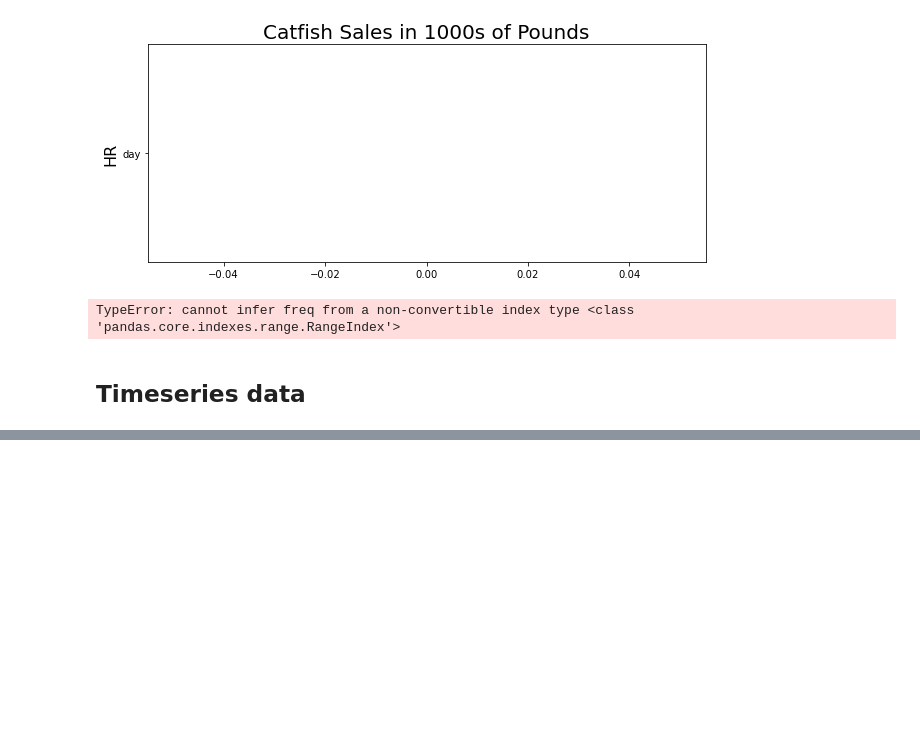
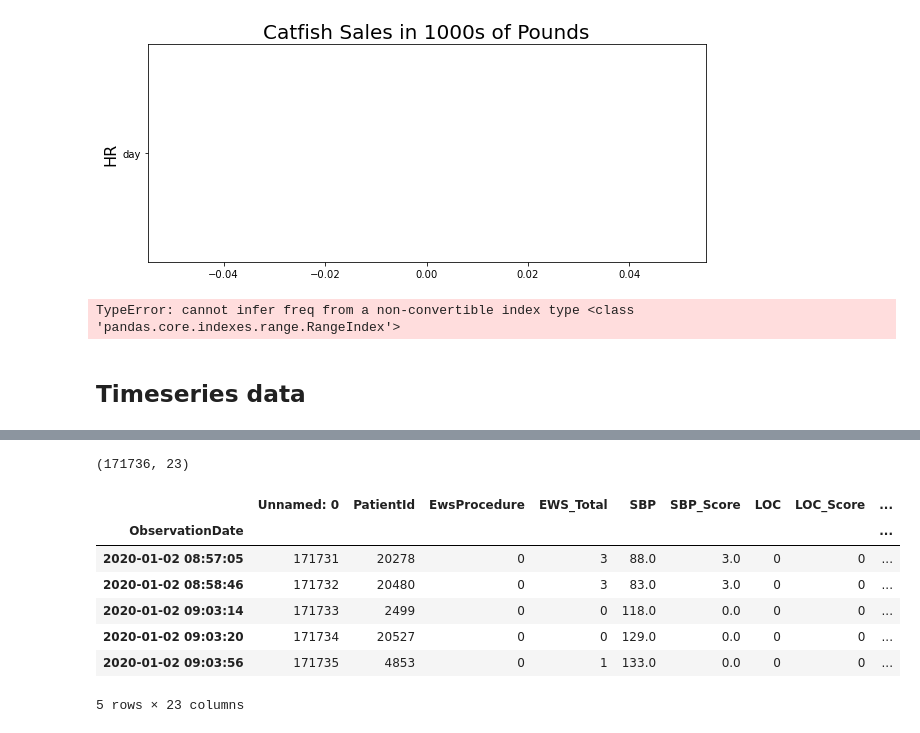
Before and after one commit to maryelo/Arinti---EWS-score---Project-, a Jupyter notebook: time_series.ipynb, the cells around one changed output, grey strips where cells are left out. Saved outputs shown, nothing was run; the diff lists cells and outputs as text; code cells hidden in the pictures; blank space fills up the shorter version.

```diff
--- a/time_series.ipynb
+++ b/time_series.ipynb
@@ -340,0 +344,14 @@ AttributeError: 'numpy.int64' object has no attribute 'month'
+# %%
+df = pd.read_csv('ews_prep.csv', parse_dates=['ObservationDate'], index_col='ObservationDate')
+print(df.shape)  # (123, 8)
+df.tail()
+# %% [output]
+(171736, 23)
+|  | Unnamed: 0 | PatientId | EwsProcedure | EWS_Total | SBP | SBP_Score | LOC | LOC_Score | ... |
+| ObservationDate |  |  |  |  |  |  |  |  | ... |
+| 2020-01-02 08:57:05 | 171731 | 20278 | 0 | 3 | 88.0 | 3.0 | 0 | 0 | ... |
+| 2020-01-02 08:58:46 | 171732 | 20480 | 0 | 3 | 83.0 | 3.0 | 0 | 0 | ... |
+| 2020-01-02 09:03:14 | 171733 | 2499 | 0 | 0 | 118.0 | 0.0 | 0 | 0 | ... |
+| 2020-01-02 09:03:20 | 171734 | 20527 | 0 | 0 | 129.0 | 0.0 | 0 | 0 | ... |
+| 2020-01-02 09:03:56 | 171735 | 4853 | 0 | 1 | 133.0 | 0.0 | 0 | 0 | ... |
+5 rows × 23 columns
```
Also changed, not shown: parts of 4 cells of this notebook.
